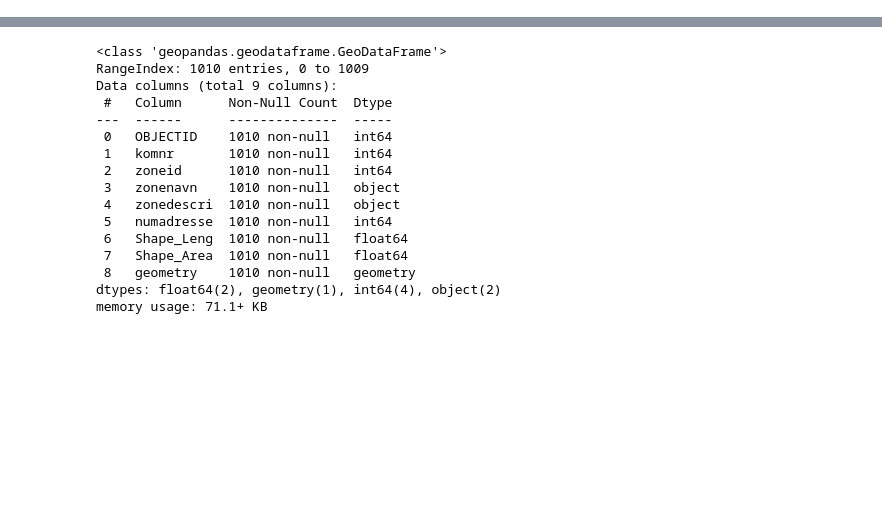
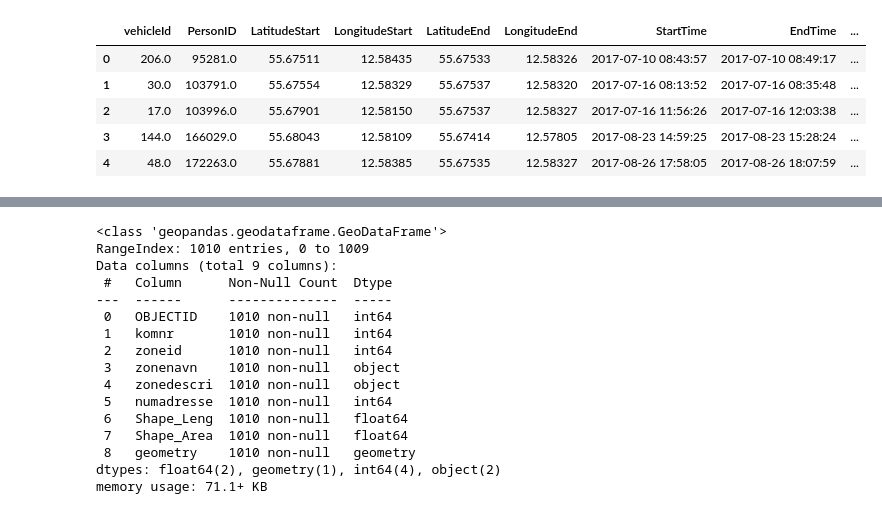
Before and after one commit to mihainipomici/multimodal_public_transport_copenhagen, a Jupyter notebook: notebooks/donkey_soacial_analysis.ipynb, the cells around one changed output, grey strips where cells are left out. Drawn from its saved outputs; the diff is of its cells as text; code cells hidden in the pictures; blank space fills up the shorter version.

```diff
--- a/notebooks/donkey_soacial_analysis.ipynb
+++ b/notebooks/donkey_soacial_analysis.ipynb
@@ -14,3 +14,6 @@ from functions import get_zone_info
 # Load data
 cph = gpd.read_file('../data/processed/cop_area.shp')
 dr_trips = pd.read_csv('../data/processed/dr_oneway_spacial.csv')
+car_trips = pd.read_csv('../data/processed/alltrips_cars.csv')
+# read the txt file "stops.txt" and create a pandas dataframe
+stops = pd.read_csv('../data/processed/stops.txt', sep=',')
@@ -20,0 +20,9 @@ dr_trips = pd.read_csv('../data/processed/dr_oneway_spacial.csv')
+# %%
+car_trips.head()
+# %% [output]
+|  | vehicleId | PersonID | LatitudeStart | LongitudeStart | LatitudeEnd | LongitudeEnd | StartTime | EndTime | ... |
+| 0 | 206.0 | 95281.0 | 55.67511 | 12.58435 | 55.67533 | 12.58326 | 2017-07-10 08:43:57 | 2017-07-10 08:49:17 | ... |
+| 1 | 30.0 | 103791.0 | 55.67554 | 12.58329 | 55.67537 | 12.58320 | 2017-07-16 08:13:52 | 2017-07-16 08:35:48 | ... |
+| 2 | 17.0 | 103996.0 | 55.67901 | 12.58150 | 55.67537 | 12.58327 | 2017-07-16 11:56:26 | 2017-07-16 12:03:38 | ... |
+| 3 | 144.0 | 166029.0 | 55.68043 | 12.58109 | 55.67414 | 12.57805 | 2017-08-23 14:59:25 | 2017-08-23 15:28:24 | ... |
+| 4 | 48.0 | 172263.0 | 55.67881 | 12.58385 | 55.67535 | 12.58327 | 2017-08-26 17:58:05 | 2017-08-26 18:07:59 | ... |
```
Also changed, not shown: parts of 42 cells of this notebook, 22 other files.
